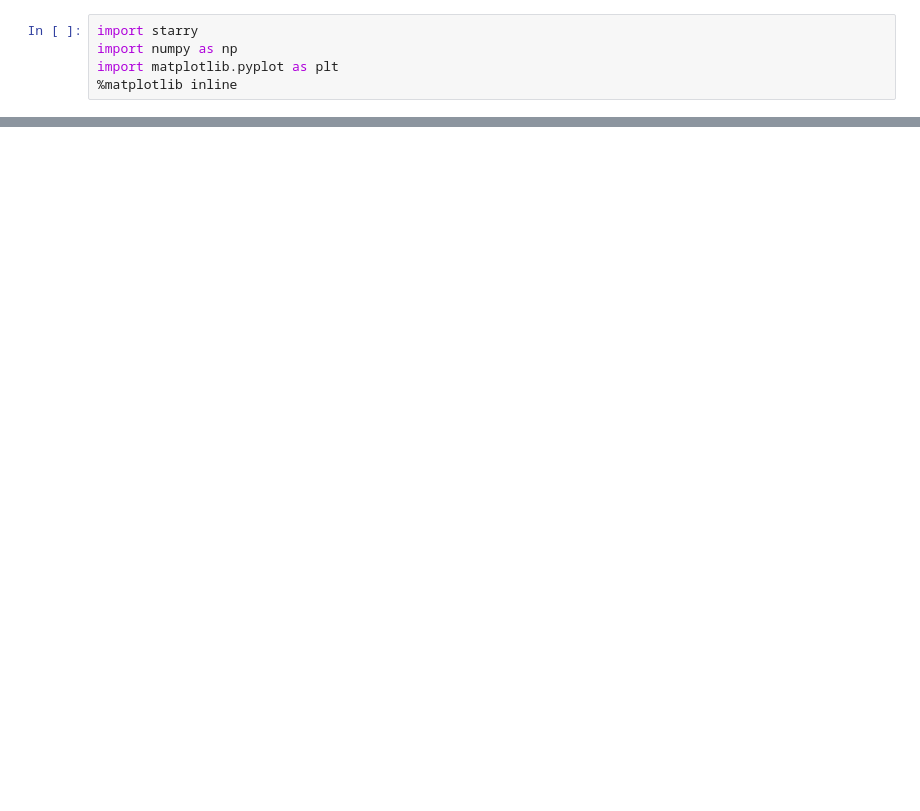
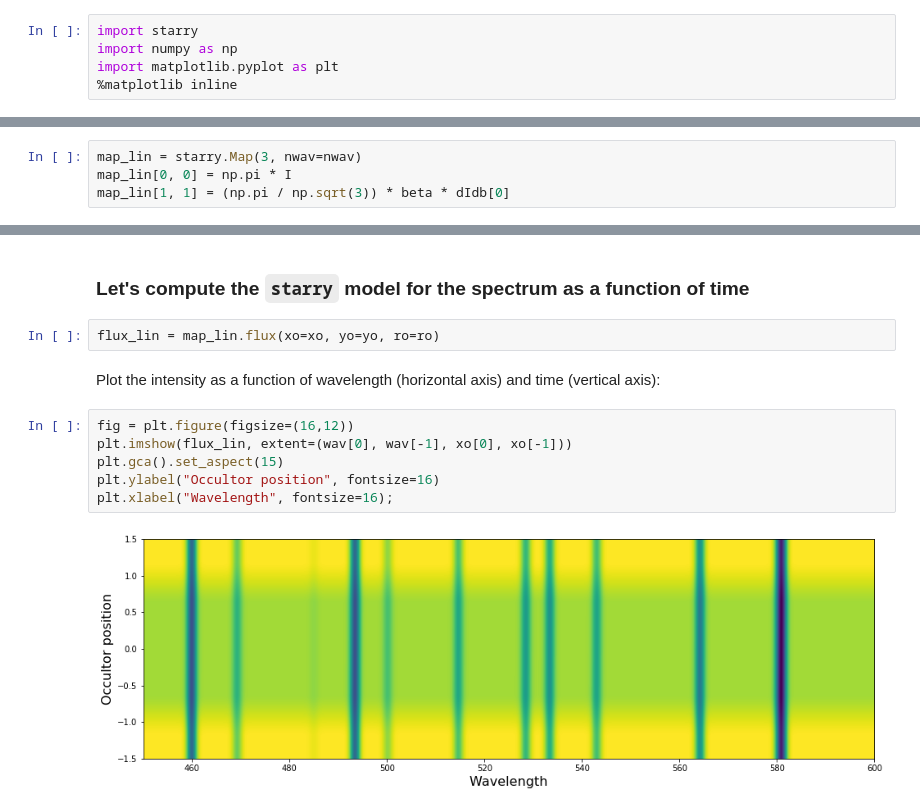
Before and after one commit to rodluger/rmrevolutions, a Jupyter notebook: ItJustWorks.ipynb, the cells around one changed output, grey strips where cells are left out. Saved outputs shown, nothing was run; the diff lists cells and outputs as text; blank space fills up the shorter version.

```diff
--- a/ItJustWorks.ipynb
+++ b/ItJustWorks.ipynb
@@ -76,0 +75,4 @@ plt.plot(wav, flux[750, :] - I);
+# %%
+map_lin = starry.Map(3, nwav=nwav)
+map_lin[0, 0] = np.pi * I
+map_lin[1, 1] = (np.pi / np.sqrt(3)) * beta * dIdb[0]
@@ -76,0 +110,14 @@ plt.plot(wav, flux[750, :] - I);
+# %% [markdown]
+### Let's compute the `starry` model for the spectrum as a function of time
+# %%
+flux_lin = map_lin.flux(xo=xo, yo=yo, ro=ro)
+# %% [markdown]
+Plot the intensity as a function of wavelength (horizontal axis) and time (vertical axis):
+# %%
+fig = plt.figure(figsize=(16,12))
+plt.imshow(flux_lin, extent=(wav[0], wav[-1], xo[0], xo[-1]))
+plt.gca().set_aspect(15)
+plt.ylabel("Occultor position", fontsize=16)
+plt.xlabel("Wavelength", fontsize=16);
+# %% [output]
+[figure, added]
```
Also changed, not shown: parts of 72 cells of this notebook, 3 other files.
